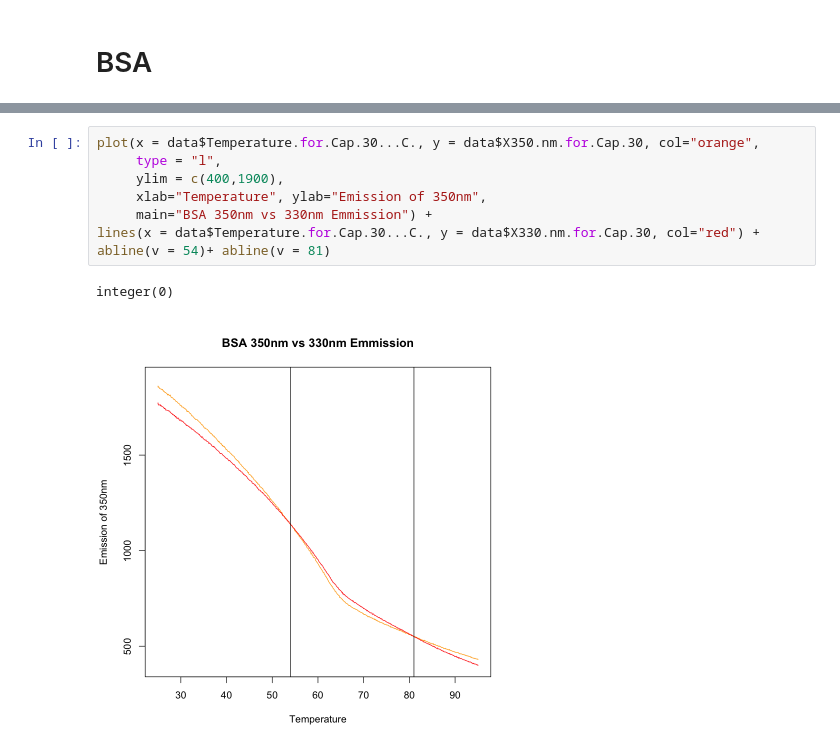
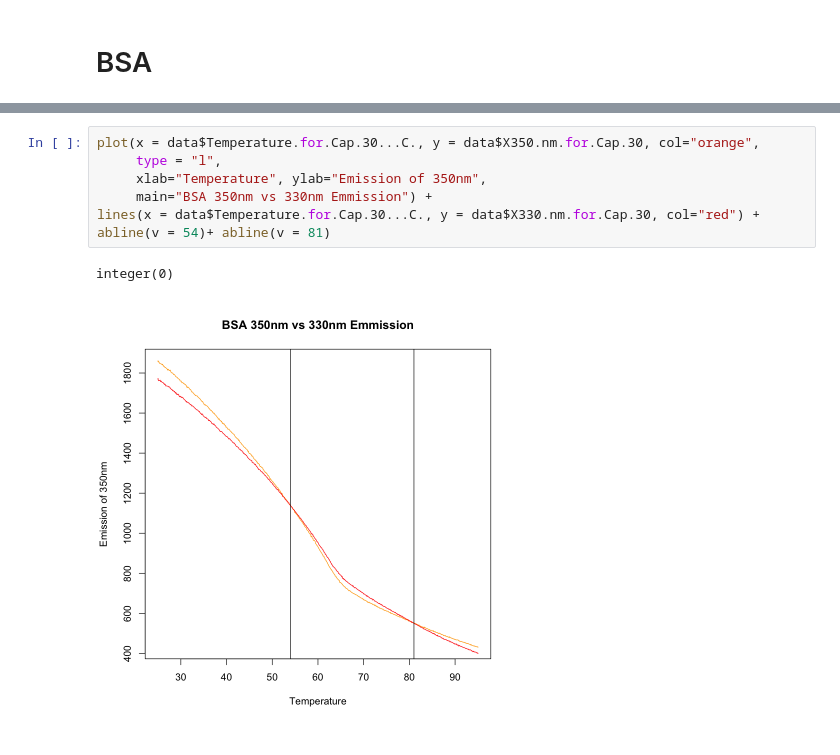
Before and after one commit to zrthxn/molbiolab, a Jupyter notebook: unfolding.ipynb, the cells around one changed output, grey strips where cells are left out. Cells and saved outputs as stored; diff of their text form.

```diff
--- a/unfolding.ipynb
+++ b/unfolding.ipynb
@@ -106,14 +177,13 @@ integer(0)
 # %%
 plot(x = data$Temperature.for.Cap.30...C., y = data$X350.nm.for.Cap.30, col="orange",
      type = "l",
-     ylim = c(400,1900),
      xlab="Temperature", ylab="Emission of 350nm",
      main="BSA 350nm vs 330nm Emmission") +
 lines(x = data$Temperature.for.Cap.30...C., y = data$X330.nm.for.Cap.30, col="red") +
 abline(v = 54)+ abline(v = 81)
 # %% [output]
 integer(0)
-[figure, old version]
+[figure, new version]
 # %%
 plot(x = data$Temperature.for.Cap.30...C., y = data$X350.nm.for.Cap.30 - data$X330.nm.for.Cap.30, col="orange",
      type = "l",
```
Also changed, not shown: parts of 11 cells of this notebook, 18 other files.
